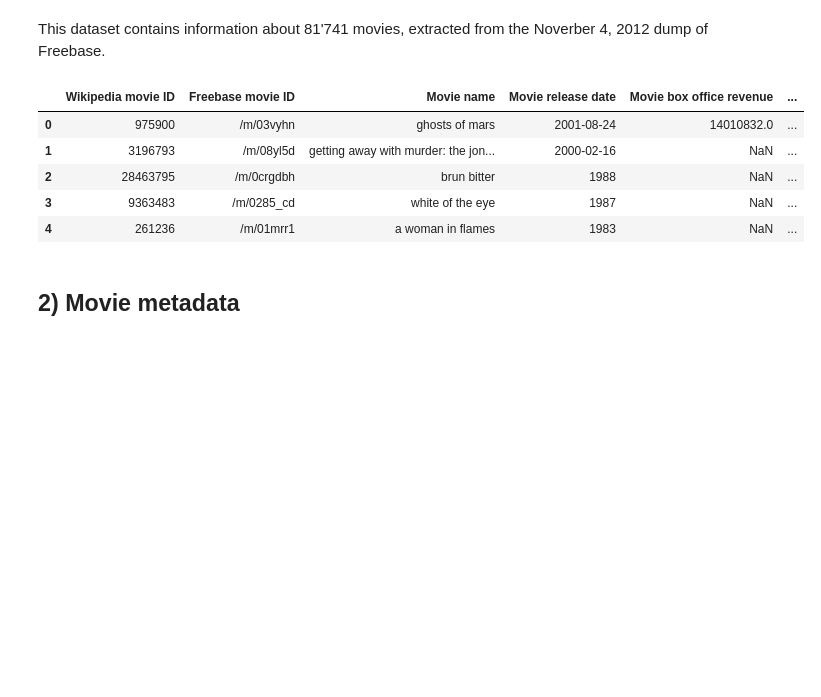
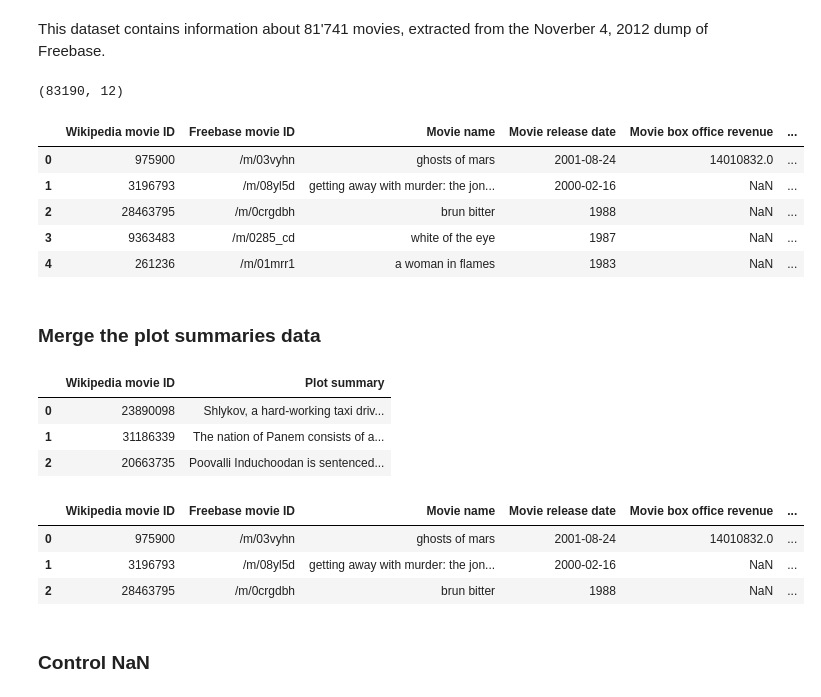
Before and after one commit to epfl-ada/ada-2022-project-nolemonnomelon, a Jupyter notebook: Exploratory analysis.ipynb, the cells around one changed output. Cells and saved outputs as stored; diff of their text form; code cells hidden in the pictures; blank space fills up the shorter version.

```diff
--- a/Exploratory analysis.ipynb
+++ b/Exploratory analysis.ipynb
@@ -156,13 +187,35 @@ This dataset contains information about 81'741 movies, extracted from the Noverb
 #                  'Movie genres (Freebase ID:name tuples)', 'averageRating', 'numVotes']
 
 df_movie = pd.read_csv("Expanded_data/movie.expanded_metadata.tsv",sep='\t')
+print(df_movie.shape)
 df_movie.head()
 # %% [output]
+(83190, 12)
 |  | Wikipedia movie ID | Freebase movie ID | Movie name | Movie release date | Movie box office revenue | ... |
 | 0 | 975900 | /m/03vyhn | ghosts of mars | 2001-08-24 | 14010832.0 | ... |
 | 1 | 3196793 | /m/08yl5d | getting away with murder: the jon... | 2000-02-16 | NaN | ... |
 | 2 | 28463795 | /m/0crgdbh | brun bitter | 1988 | NaN | ... |
 | 3 | 9363483 | /m/0285_cd | white of the eye | 1987 | NaN | ... |
 | 4 | 261236 | /m/01mrr1 | a woman in flames | 1983 | NaN | ... |
-# %% [markdown]
-## 2) Movie metadata
+# %% [markdown]
+### Merge the plot summaries data
+# %%
+# Load the data
+df_summaries = pd.read_csv("MovieSummaries/plot_summaries.txt",sep='\t', names=['Wikipedia movie ID', 'Plot summary'])
+df_summaries.head(3)
+# %% [output]
+|  | Wikipedia movie ID | Plot summary |
+| 0 | 23890098 | Shlykov, a hard-working taxi driv... |
+| 1 | 31186339 | The nation of Panem consists of a... |
+| 2 | 20663735 | Poovalli Induchoodan is sentenced... |
+# %%
+# Merge with the df_movie thanks to the wikipedia movue ID
+df_movie = pd.merge(df_movie, df_summaries, how='left')
+df_movie.head(3)
+# %% [output]
+|  | Wikipedia movie ID | Freebase movie ID | Movie name | Movie release date | Movie box office revenue | ... |
+| 0 | 975900 | /m/03vyhn | ghosts of mars | 2001-08-24 | 14010832.0 | ... |
+| 1 | 3196793 | /m/08yl5d | getting away with murder: the jon... | 2000-02-16 | NaN | ... |
+| 2 | 28463795 | /m/0crgdbh | brun bitter | 1988 | NaN | ... |
+# %% [markdown]
+### Control NaN
```
Also changed, not shown: parts of 18 cells of this notebook.
